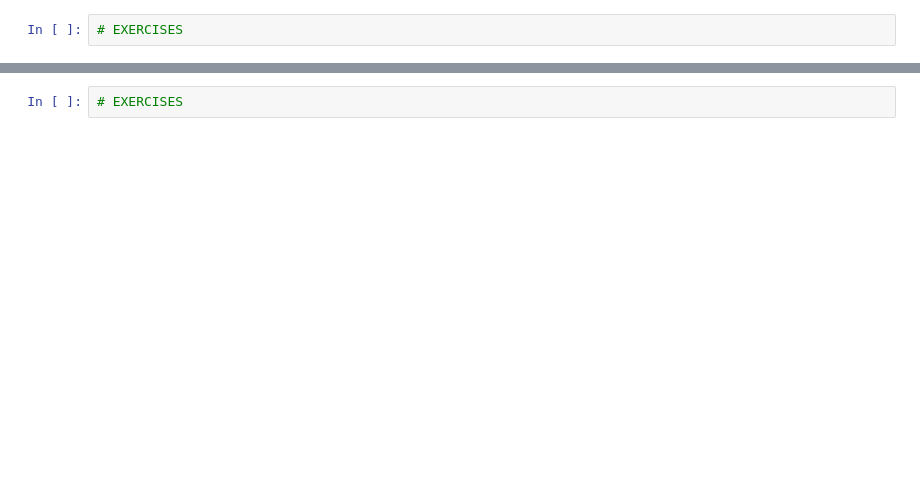
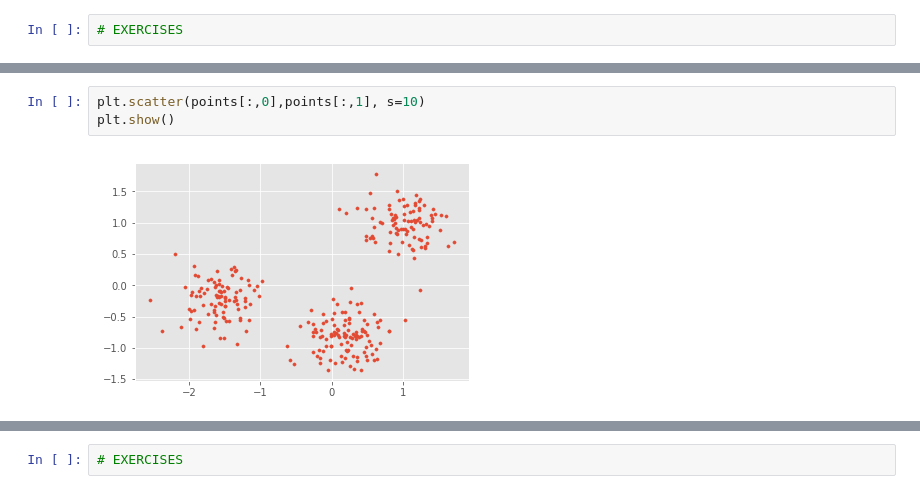
Before and after one commit to jadoonengr/DataCamp-Notes, a Jupyter notebook: 18. Unsupervised Learning in Python.ipynb, the cells around one changed output, grey strips where cells are left out. Saved outputs shown, nothing was run; the diff lists cells and outputs as text; blank space fills up the shorter version.

```diff
--- a/18. Unsupervised Learning in Python.ipynb
+++ b/18. Unsupervised Learning in Python.ipynb
@@ -182,0 +376,5 @@ memory usage: 32.3+ KB
+# %%
+plt.scatter(points[:,0],points[:,1], s=10)
+plt.show()
+# %% [output]
+[figure, added]
```
Also changed, not shown: parts of 259 cells of this notebook, 26 other files.
